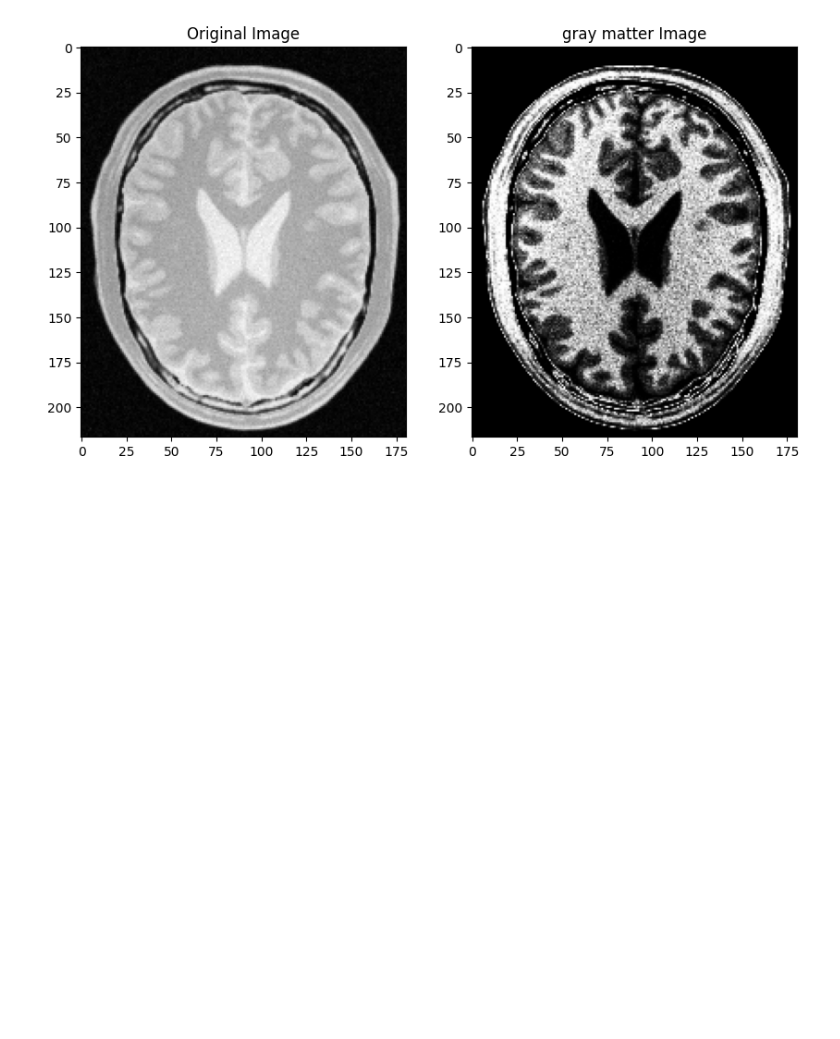
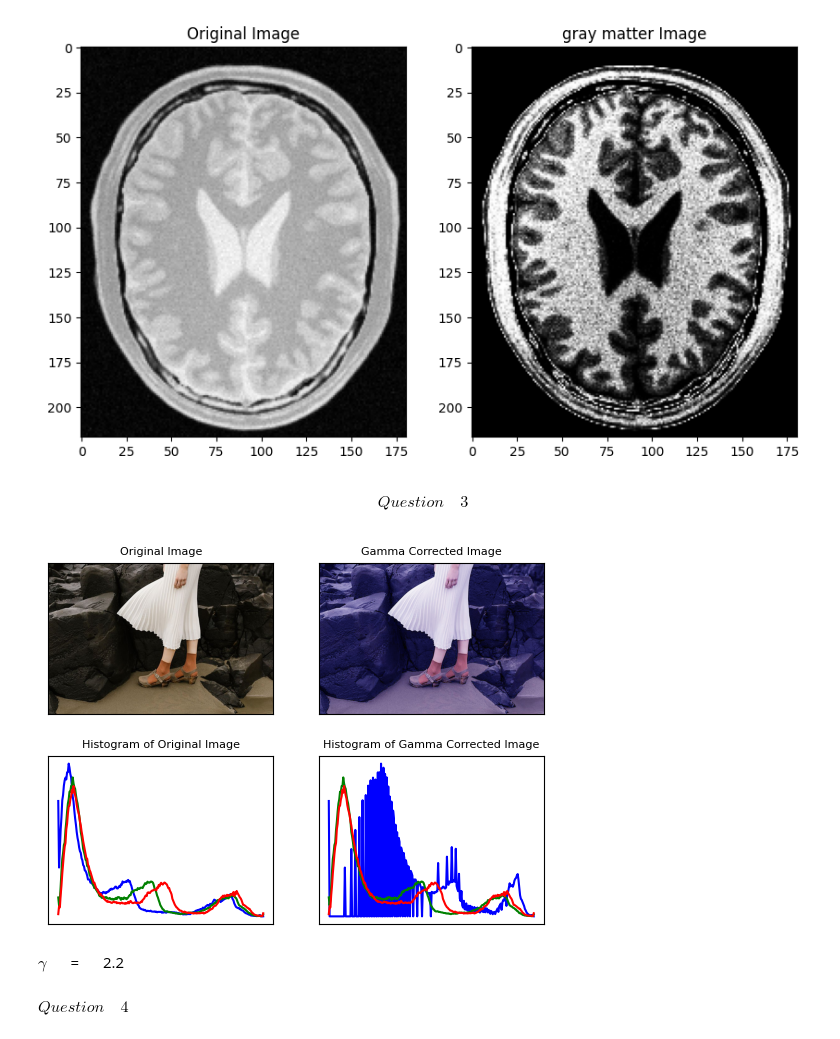
Before and after one commit to TishanSathruwan/ImageProcessing_MachineVision, a Jupyter notebook: Assignments/Assignment_1/Assignment_01.ipynb, the cells around one changed output. Saved outputs shown, nothing was run; the diff lists cells and outputs as text; code cells hidden in the pictures; blank space fills up the shorter version.

Commit message:
question 3 complete

```diff
--- a/Assignments/Assignment_1/Assignment_01.ipynb
+++ b/Assignments/Assignment_1/Assignment_01.ipynb
@@ -97,3 +97,56 @@ plt.show()
 [figure]
 [figure]
 [figure]
+# %% [markdown]
+$$ Question \quad 3 $$
+# %%
+img_3 = cv.imread('highlights_and_shadows.jpg' , cv.IMREAD_COLOR)
+
+L =cv.split(img_3)[0]
+
+
+
+#gamma correction
+gamma = 2.2
+table = np.array([((i / 255.0) ** (1.0 / gamma)) * 255 for i in np.arange(0, 256)]).astype("uint8")
+L_corrected = cv.LUT(L, table)
+
+img_3_gamma_corrected = cv.merge([L_corrected, cv.split(img_3)[1], cv.split(img_3)[2]])
+
+# show the image
+img_orig = cv.cvtColor(img_3, cv.COLOR_BGR2RGB)
+img_gamma = cv.cvtColor(img_3_gamma_corrected, cv.COLOR_BGR2RGB)
+
+color = ('b' , 'g' , 'r')
+f, axarr = plt.subplots(2,2)
+
+axarr[0,0].imshow(img_orig)
+axarr[0,0].set_title('Original Image' , size = 8)
+axarr[0,0].xaxis.set_visible(False)
+axarr[0,0].yaxis.set_visible(False)
+
+axarr[0,1].imshow(img_gamma)
+axarr[0,1].set_title('Gamma Corrected Image' ,size = 8)
+axarr[0,1].xaxis.set_visible(False)
+axarr[0,1].yaxis.set_visible(False)
+
+for i,c in enumerate (color):
+    hist_original = cv.calcHist([img_3], [i], None, [256], [0,256])
+    axarr[1,0].plot(hist_original, color = c)
+
+    hist_corrected = cv.calcHist([img_3_gamma_corrected], [i], None, [256], [0,256])
+    axarr[1,1].plot(hist_corrected, color = c)
+
+axarr[1,0].set_title('Histogram of Original Image' , size = 8)
+axarr[1,0].xaxis.set_visible(False)
+axarr[1,0].yaxis.set_visible(False)
+
+axarr[1,1].set_title('Histogram of Gamma Corrected Image', size = 8)
+axarr[1,1].xaxis.set_visible(False)
+axarr[1,1].yaxis.set_visible(False)
+# %% [output]
+[figure, added]
+# %% [markdown]
+$ \gamma $ $\quad$ =  $\quad$ 2.2
+# %% [markdown]
+$Question \quad 4 $
```
Also changed, not shown: parts of 1 cell of this notebook.
